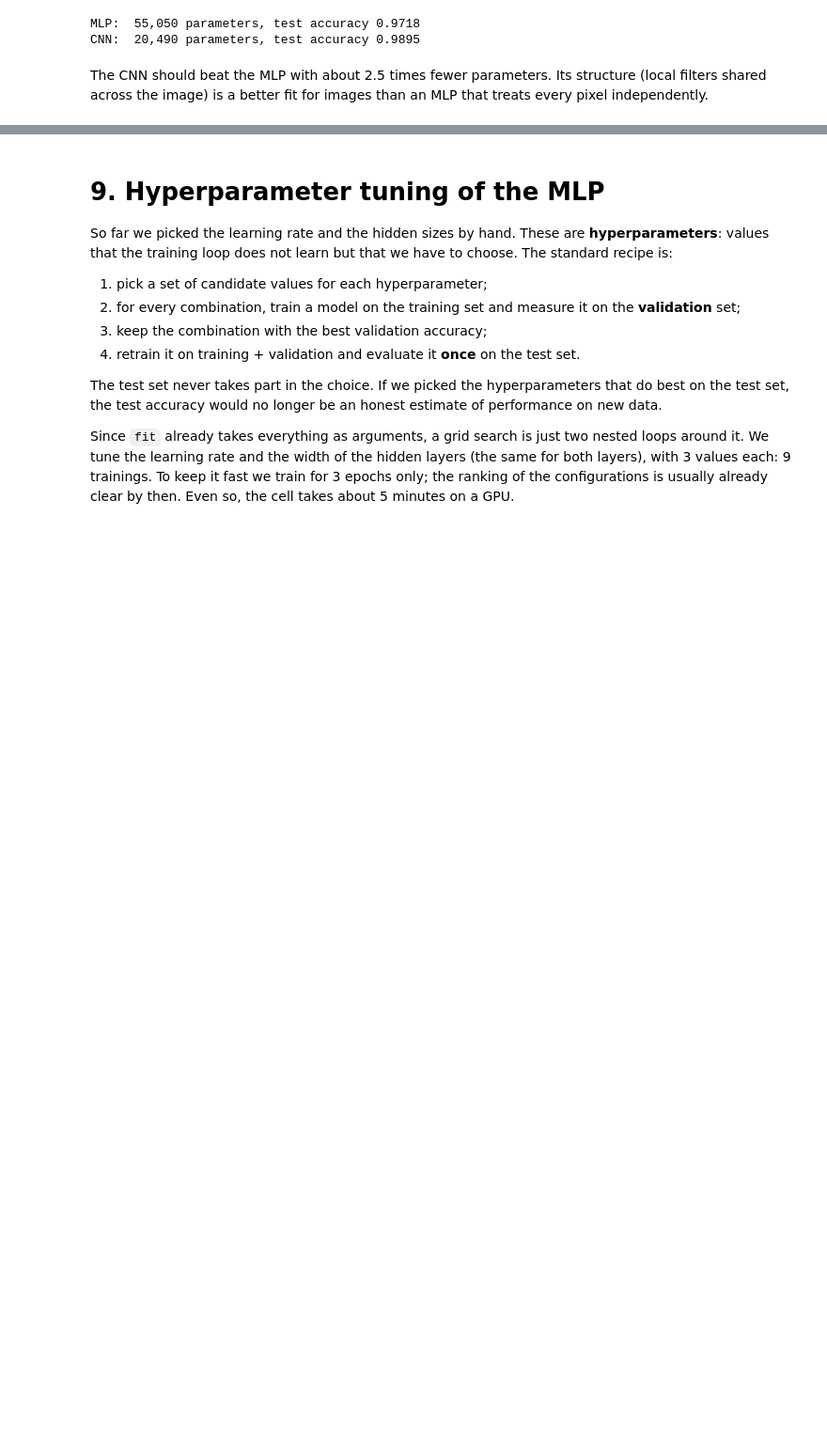
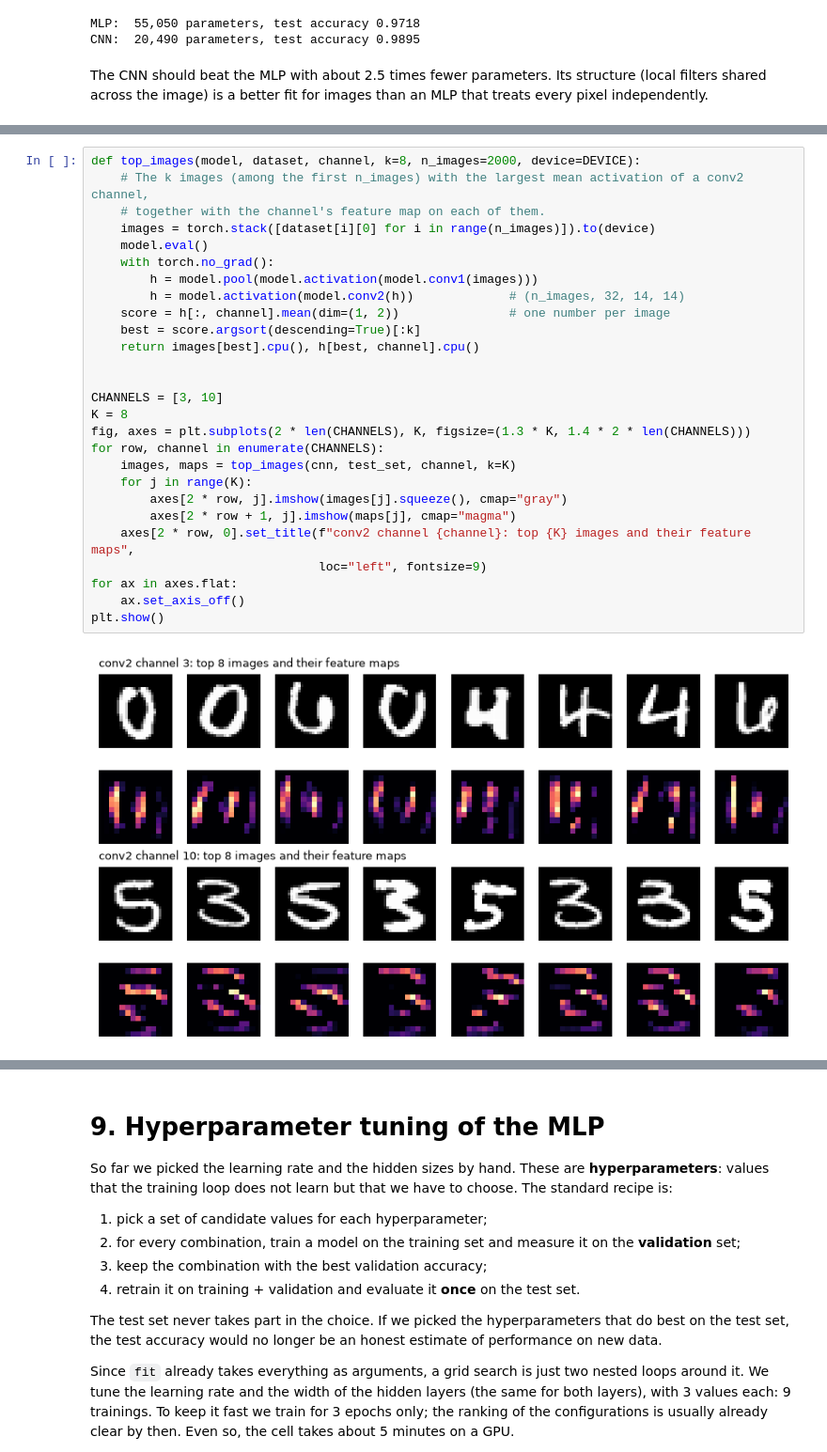
Before and after one commit to progManu/mdmc_dl_hands_on, a Jupyter notebook: solutions/solved_hands_on_1.ipynb, the cells around one changed output, grey strips where cells are left out. Shown at 94% size. Saved outputs shown, nothing was run; the diff lists cells and outputs as text; blank space fills up the shorter version.

```diff
--- a/solutions/solved_hands_on_1.ipynb
+++ b/solutions/solved_hands_on_1.ipynb
@@ -621,0 +719,29 @@ The CNN should beat the MLP with about 2.5 times fewer parameters. Its structure
+# %%
+def top_images(model, dataset, channel, k=8, n_images=2000, device=DEVICE):
+    # The k images (among the first n_images) with the largest mean activation of a conv2 channel,
+    # together with the channel's feature map on each of them.
+    images = torch.stack([dataset[i][0] for i in range(n_images)]).to(device)
+    model.eval()
+    with torch.no_grad():
+        h = model.pool(model.activation(model.conv1(images)))
+        h = model.activation(model.conv2(h))             # (n_images, 32, 14, 14)
+    score = h[:, channel].mean(dim=(1, 2))               # one number per image
+    best = score.argsort(descending=True)[:k]
+    return images[best].cpu(), h[best, channel].cpu()
+
+
+CHANNELS = [3, 10]
+K = 8
+fig, axes = plt.subplots(2 * len(CHANNELS), K, figsize=(1.3 * K, 1.4 * 2 * len(CHANNELS)))
+for row, channel in enumerate(CHANNELS):
+    images, maps = top_images(cnn, test_set, channel, k=K)
+    for j in range(K):
+        axes[2 * row, j].imshow(images[j].squeeze(), cmap="gray")
+        axes[2 * row + 1, j].imshow(maps[j], cmap="magma")
+    axes[2 * row, 0].set_title(f"conv2 channel {channel}: top {K} images and their feature maps",
+                               loc="left", fontsize=9)
+for ax in axes.flat:
+    ax.set_axis_off()
+plt.show()
+# %% [output]
+[figure, added]
```
Also changed, not shown: parts of 8 cells of this notebook, 3 other files.
